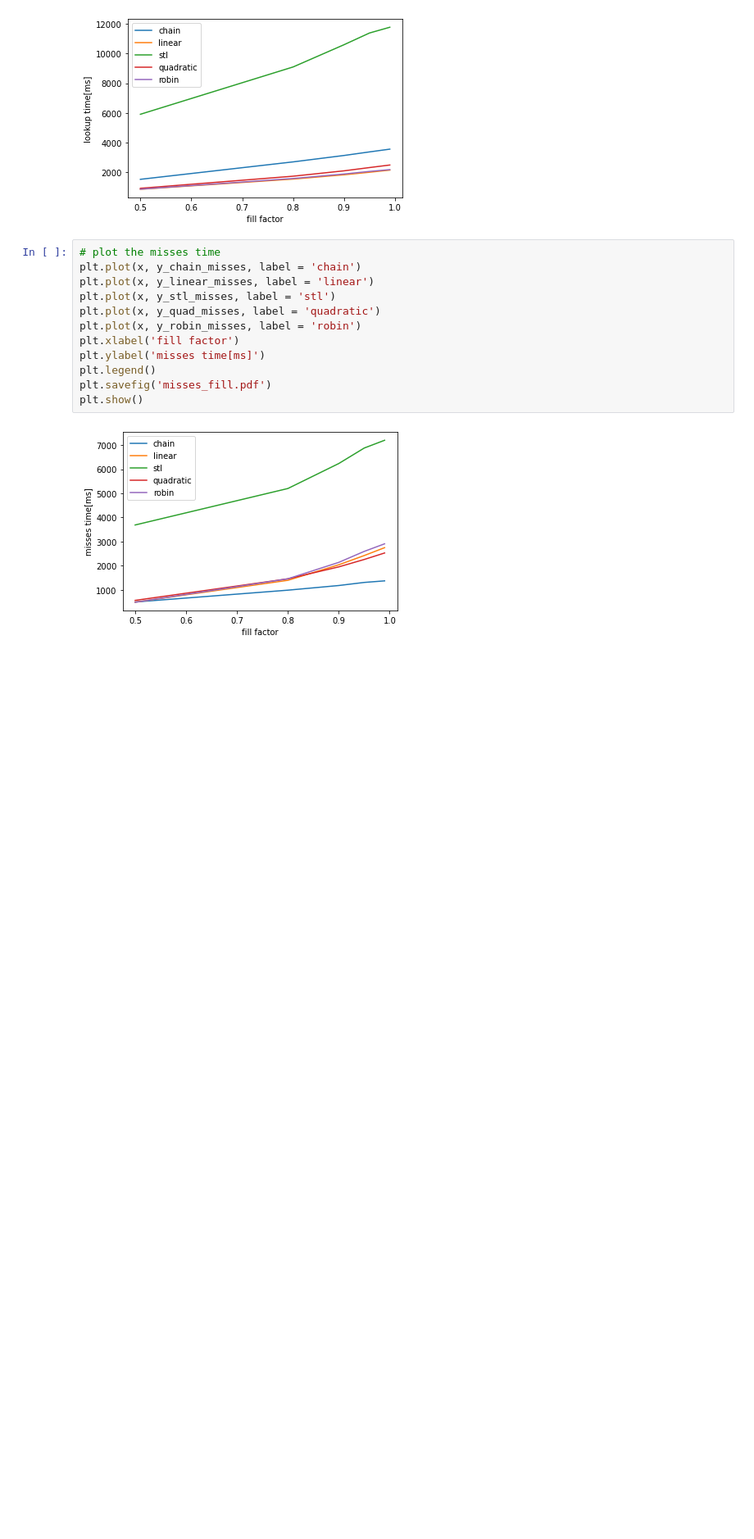
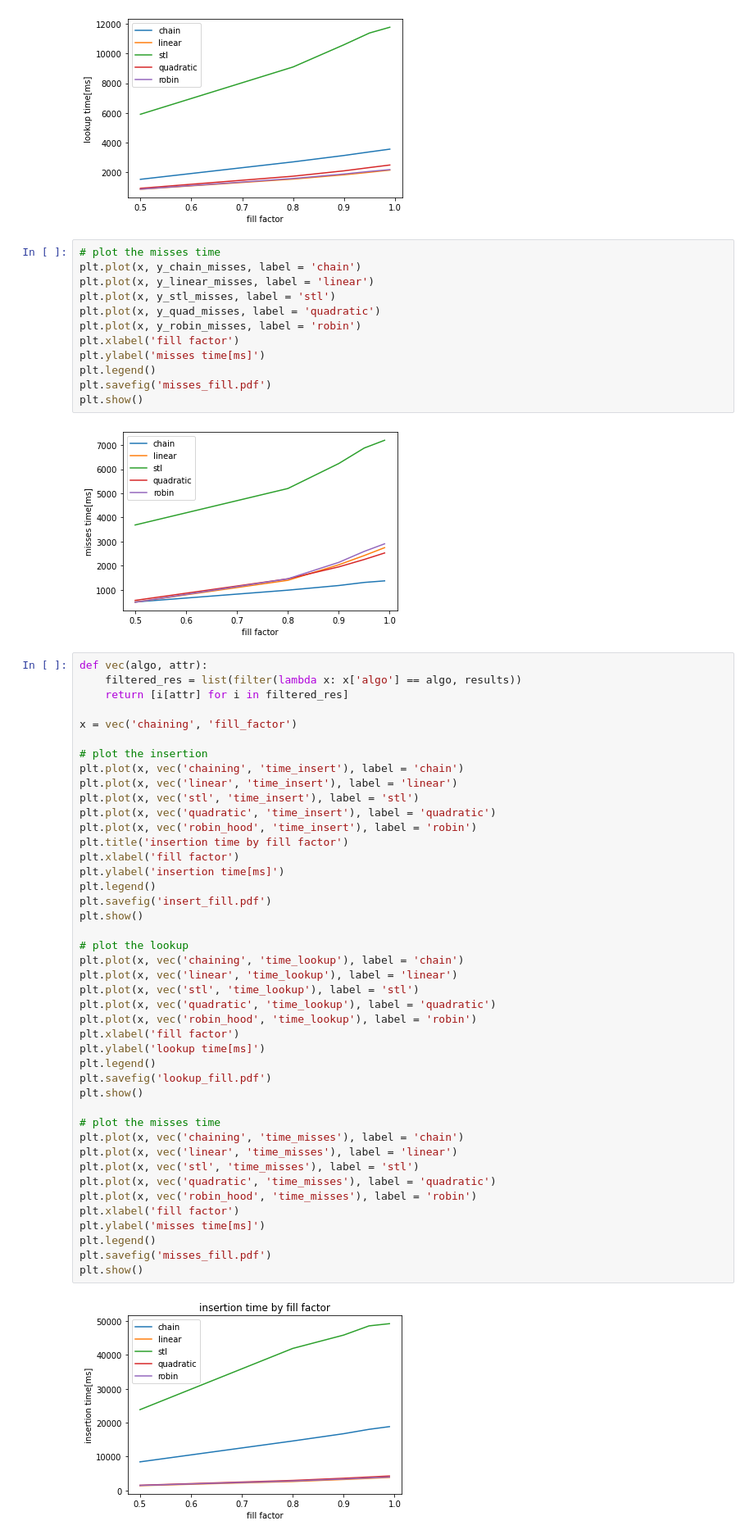
Before and after one commit to ramanujan12/exp_algo, a Jupyter notebook: evaluation.ipynb, the cells around one changed output. Shown at 82% size. Cells and saved outputs as stored; diff of their text form; blank space fills up the shorter version.

```diff
--- a/evaluation.ipynb
+++ b/evaluation.ipynb
@@ -100,3 +101,48 @@ plt.savefig('misses_fill.pdf')
 plt.show()
 # %% [output]
 [figure]
+# %%
+def vec(algo, attr):
+    filtered_res = list(filter(lambda x: x['algo'] == algo, results))
+    return [i[attr] for i in filtered_res]
+
+x = vec('chaining', 'fill_factor')
+
+# plot the insertion
+plt.plot(x, vec('chaining', 'time_insert'), label = 'chain')
+plt.plot(x, vec('linear', 'time_insert'), label = 'linear')
+plt.plot(x, vec('stl', 'time_insert'), label = 'stl')
+plt.plot(x, vec('quadratic', 'time_insert'), label = 'quadratic')
+plt.plot(x, vec('robin_hood', 'time_insert'), label = 'robin')
+plt.title('insertion time by fill factor')
+plt.xlabel('fill factor')
+plt.ylabel('insertion time[ms]')
+plt.legend()
+plt.savefig('insert_fill.pdf')
+plt.show()
+
+# plot the lookup
+plt.plot(x, vec('chaining', 'time_lookup'), label = 'chain')
+plt.plot(x, vec('linear', 'time_lookup'), label = 'linear')
+plt.plot(x, vec('stl', 'time_lookup'), label = 'stl')
+plt.plot(x, vec('quadratic', 'time_lookup'), label = 'quadratic')
+plt.plot(x, vec('robin_hood', 'time_lookup'), label = 'robin')
+plt.xlabel('fill factor')
+plt.ylabel('lookup time[ms]')
+plt.legend()
+plt.savefig('lookup_fill.pdf')
+plt.show()
+
+# plot the misses time
+plt.plot(x, vec('chaining', 'time_misses'), label = 'chain')
+plt.plot(x, vec('linear', 'time_misses'), label = 'linear')
+plt.plot(x, vec('stl', 'time_misses'), label = 'stl')
+plt.plot(x, vec('quadratic', 'time_misses'), label = 'quadratic')
+plt.plot(x, vec('robin_hood', 'time_misses'), label = 'robin')
+plt.xlabel('fill factor')
+plt.ylabel('misses time[ms]')
+plt.legend()
+plt.savefig('misses_fill.pdf')
+plt.show()
+# %% [output]
+[figure, added]
```
Also changed, not shown: parts of 3 cells of this notebook, 2 other files.
